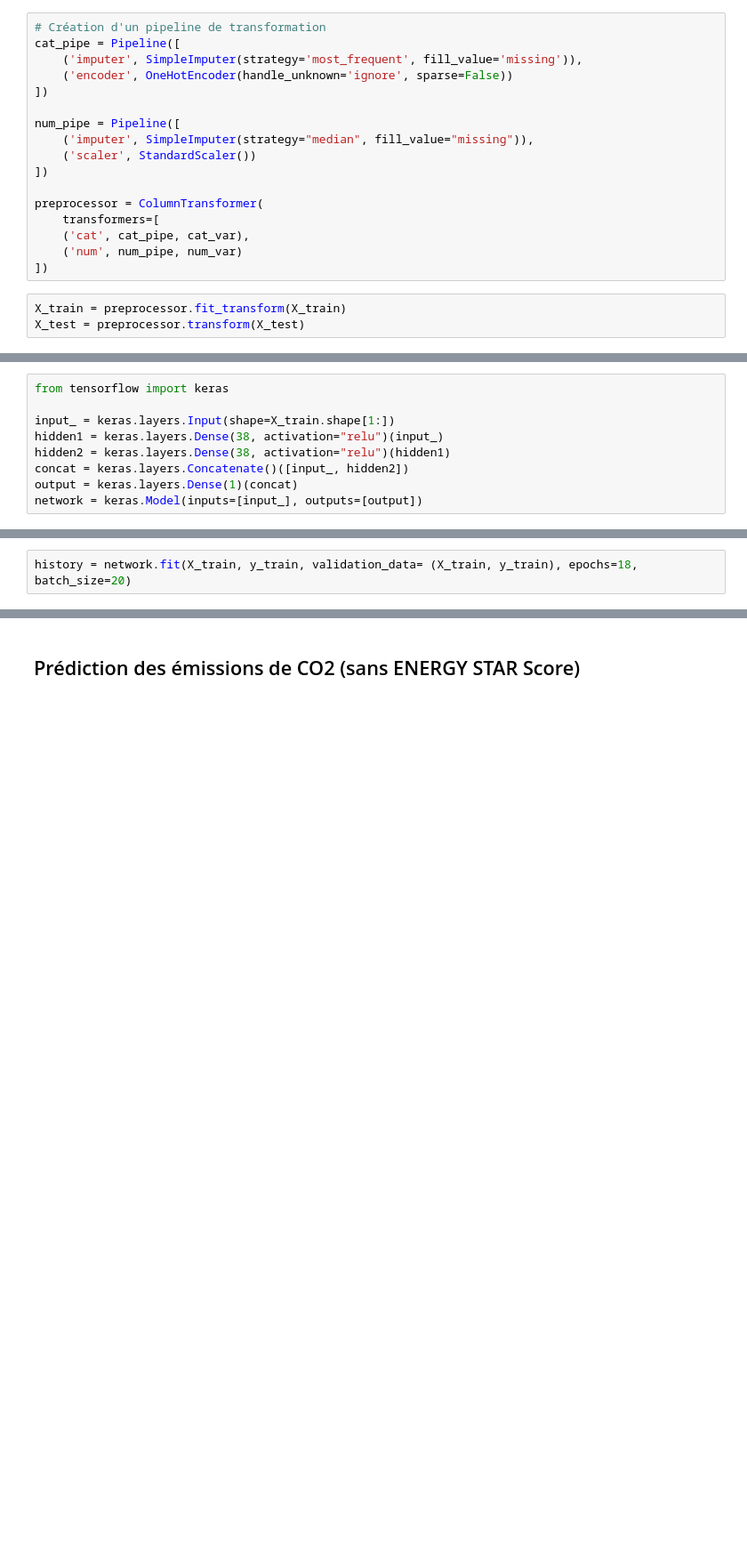
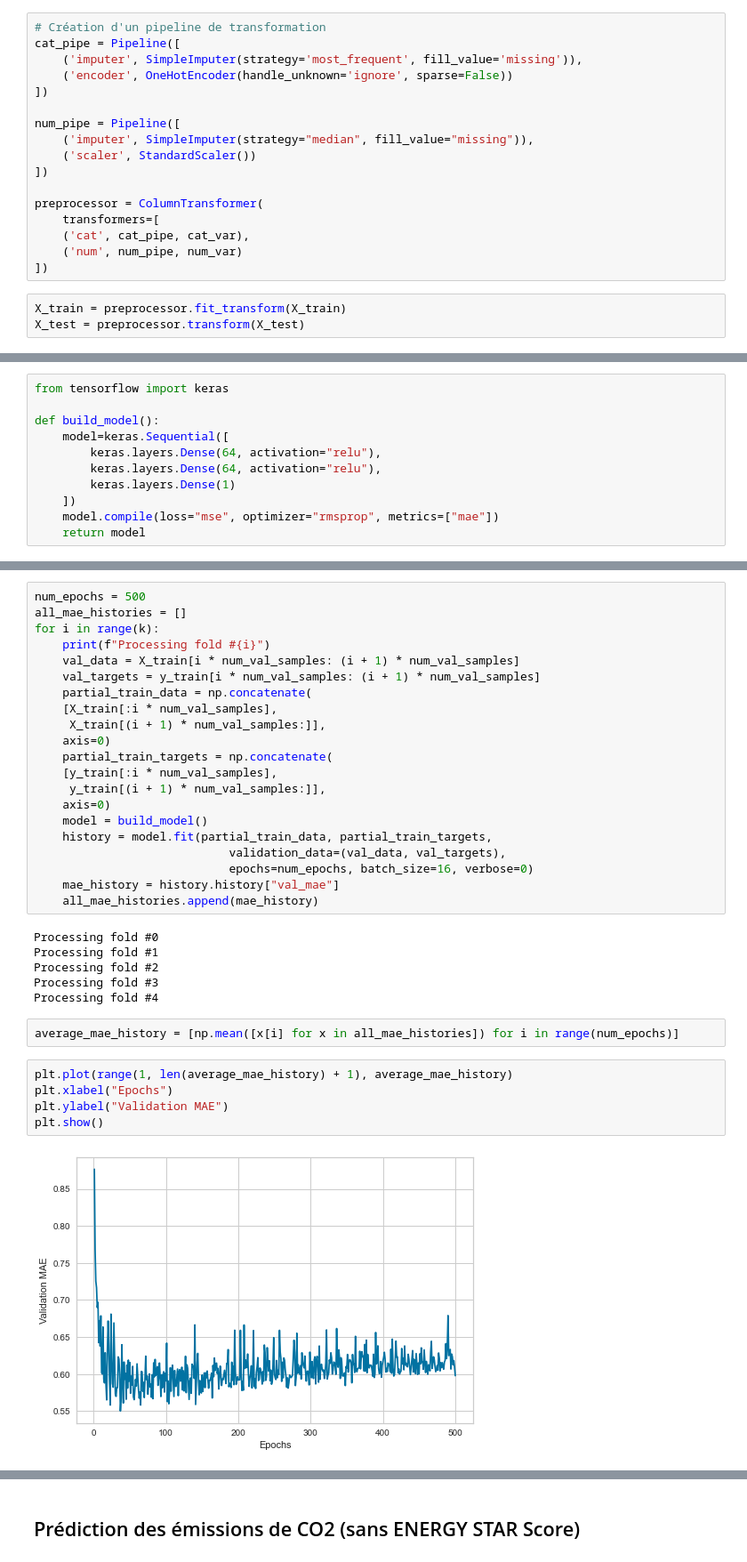
Before and after one commit to Sylvariane/Anticipez_les_besoins_en_electricite, a Jupyter notebook: Pélec_02_code.ipynb, the cells around one changed output, grey strips where cells are left out. Shown: that part at 89% size. Saved outputs shown, nothing was run; the diff lists cells and outputs as text; blank space fills up the shorter version.

Commit message:
annotation des notebooks, amélioration des réseaux de neurones avec ajout de cross validation

```diff
--- a/Pélec_02_code.ipynb
+++ b/Pélec_02_code.ipynb
@@ -688,9 +755,11 @@ X_test = preprocessor.transform(X_test)
 # %%
 from tensorflow import keras
 
-input_ = keras.layers.Input(shape=X_train.shape[1:])
-hidden1 = keras.layers.Dense(38, activation="relu")(input_)
-hidden2 = keras.layers.Dense(38, activation="relu")(hidden1)
-concat = keras.layers.Concatenate()([input_, hidden2])
-output = keras.layers.Dense(1)(concat)
-network = keras.Model(inputs=[input_], outputs=[output])
+def build_model():
+    model=keras.Sequential([
+        keras.layers.Dense(64, activation="relu"),
+        keras.layers.Dense(64, activation="relu"),
+        keras.layers.Dense(1)
+    ])
+    model.compile(loss="mse", optimizer="rmsprop", metrics=["mae"])
+    return model
@@ -701,2 +765,0 @@ network.compile(loss="mse",
-# %%
-history = network.fit(X_train, y_train, validation_data= (X_train, y_train), epochs=18, batch_size=20)
@@ -722,0 +805,36 @@ y_pred = network.predict(X_test)
+# %%
+num_epochs = 500
+all_mae_histories = []
+for i in range(k):
+    print(f"Processing fold #{i}")
+    val_data = X_train[i * num_val_samples: (i + 1) * num_val_samples]
+    val_targets = y_train[i * num_val_samples: (i + 1) * num_val_samples]
+    partial_train_data = np.concatenate(
+    [X_train[:i * num_val_samples],
+     X_train[(i + 1) * num_val_samples:]],
+    axis=0)
+    partial_train_targets = np.concatenate(
+    [y_train[:i * num_val_samples],
+     y_train[(i + 1) * num_val_samples:]],
+    axis=0)
+    model = build_model()
+    history = model.fit(partial_train_data, partial_train_targets,
+                            validation_data=(val_data, val_targets),
+                            epochs=num_epochs, batch_size=16, verbose=0)
+    mae_history = history.history["val_mae"]
+    all_mae_histories.append(mae_history)
+# %% [output]
+Processing fold #0
+Processing fold #1
+Processing fold #2
+Processing fold #3
+Processing fold #4
+# %%
+average_mae_history = [np.mean([x[i] for x in all_mae_histories]) for i in range(num_epochs)]
+# %%
+plt.plot(range(1, len(average_mae_history) + 1), average_mae_history)
+plt.xlabel("Epochs")
+plt.ylabel("Validation MAE")
+plt.show()
+# %% [output]
+[figure, added]
```
Also changed, not shown: parts of 79 cells of this notebook.
